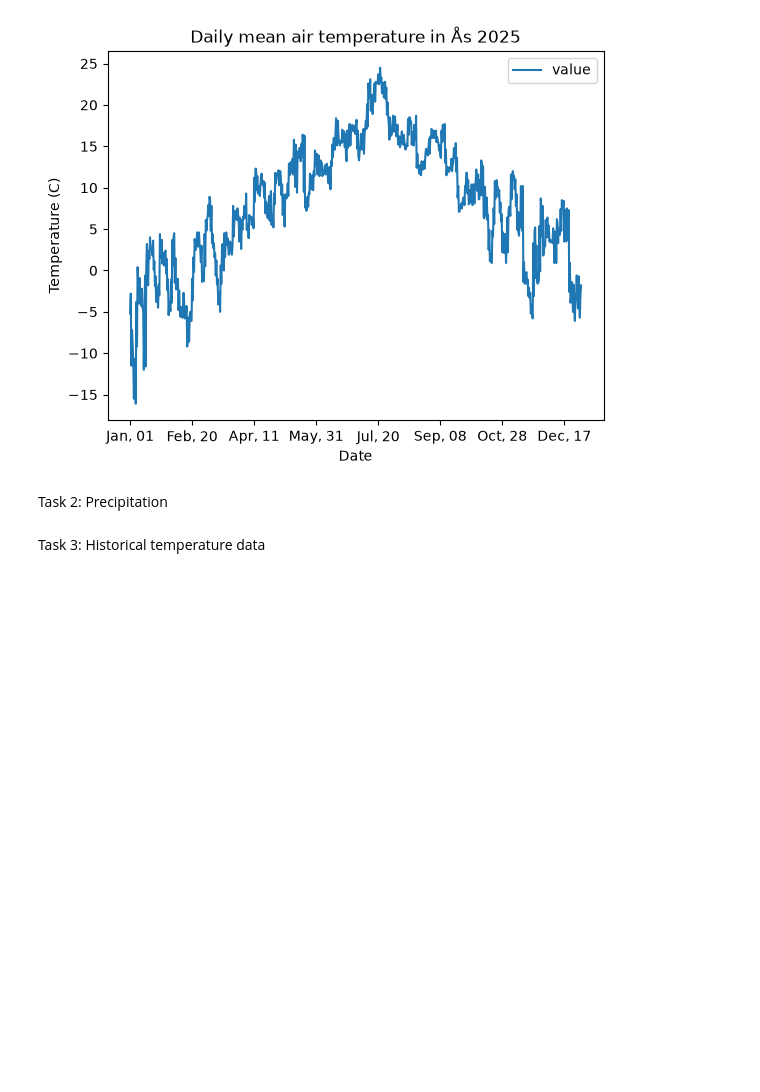
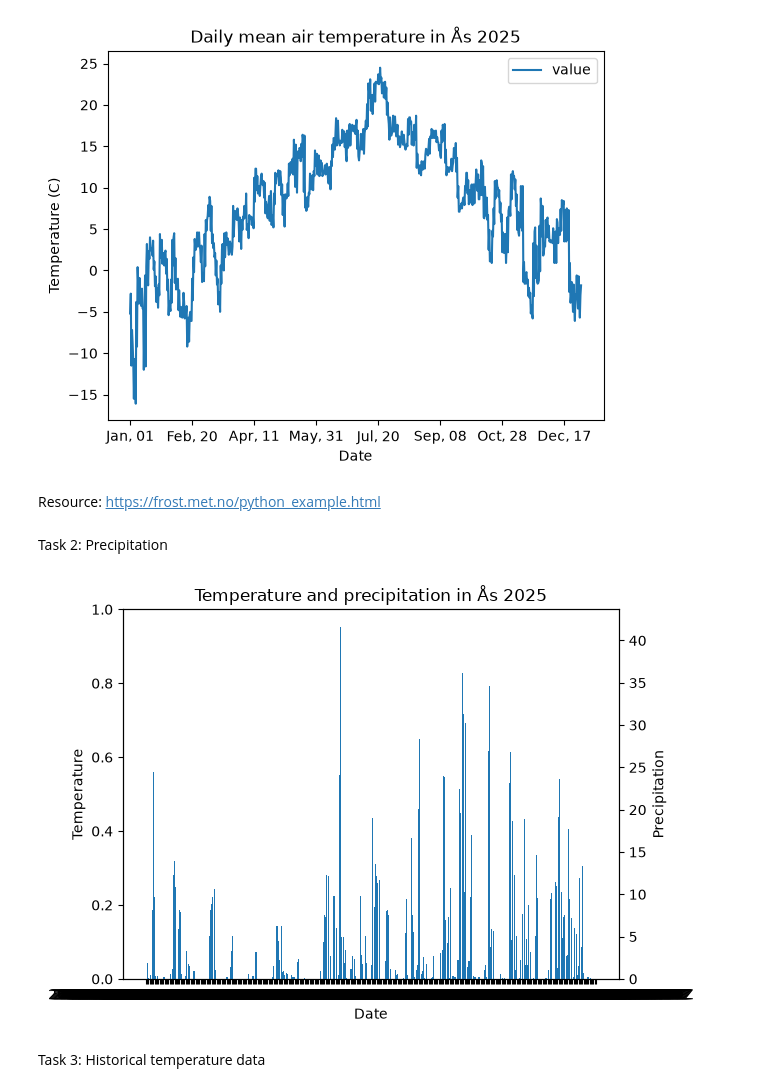
Before and after one commit to GoodDag/Deliverable_1, a Jupyter notebook: Deliverable_1.ipynb, the cells around one changed output. Cells and saved outputs as stored; diff of their text form; code cells hidden in the pictures; blank space fills up the shorter version.

Commit message:
Added task 2 and Resource

```diff
--- a/Deliverable_1.ipynb
+++ b/Deliverable_1.ipynb
@@ -45,8 +45,46 @@ plt.show()
 # Need to add summary table
 # %% [output]
 [figure]
+# %% [markdown]
+Resource: https://frost.met.no/python_example.html
 # %% [markdown]
 Task 2: Precipitation
+# %%
+parameters = {'sources': 'SN17850',
+              'elements': 'sum(precipitation_amount P1D)',
+              'referencetime': '2025-01-01/2025-12-31',
+            }
+
+frost_r = requests.get(endpoint, parameters, auth=(client_id, ""))
+assert frost_r.status_code == 200
+
+json = frost_r.json()
+
+data2 = json['data']
+
+list2 = []
+df2 = pd.DataFrame()
+for i in range(len(data2)):
+    row = pd.DataFrame(data2[i]['observations'])
+    row['referenceTime'] = data2[i]['referenceTime']
+    row['sourceId'] = data2[i]['sourceId']
+    list2.append(row)
+
+df2 = pd.concat(list2)
+df2 = df2.reset_index()
+
+fig, ax1 = plt.subplots()
+
+ax1.set_xlabel('Date')
+ax1.set_ylabel('Temperature')
+ax2 = ax1.twinx()
+ax2.bar(df2['referenceTime'], df2['value'], label='Precipitation')
+ax2.set_ylabel('Precipitation')
+
+plt.title('Temperature and precipitation in Ås 2025')
+plt.show()
+# %% [output]
+[figure, added]
 # %% [markdown]
 Task 3: Historical temperature data
 # %% [markdown]
```
